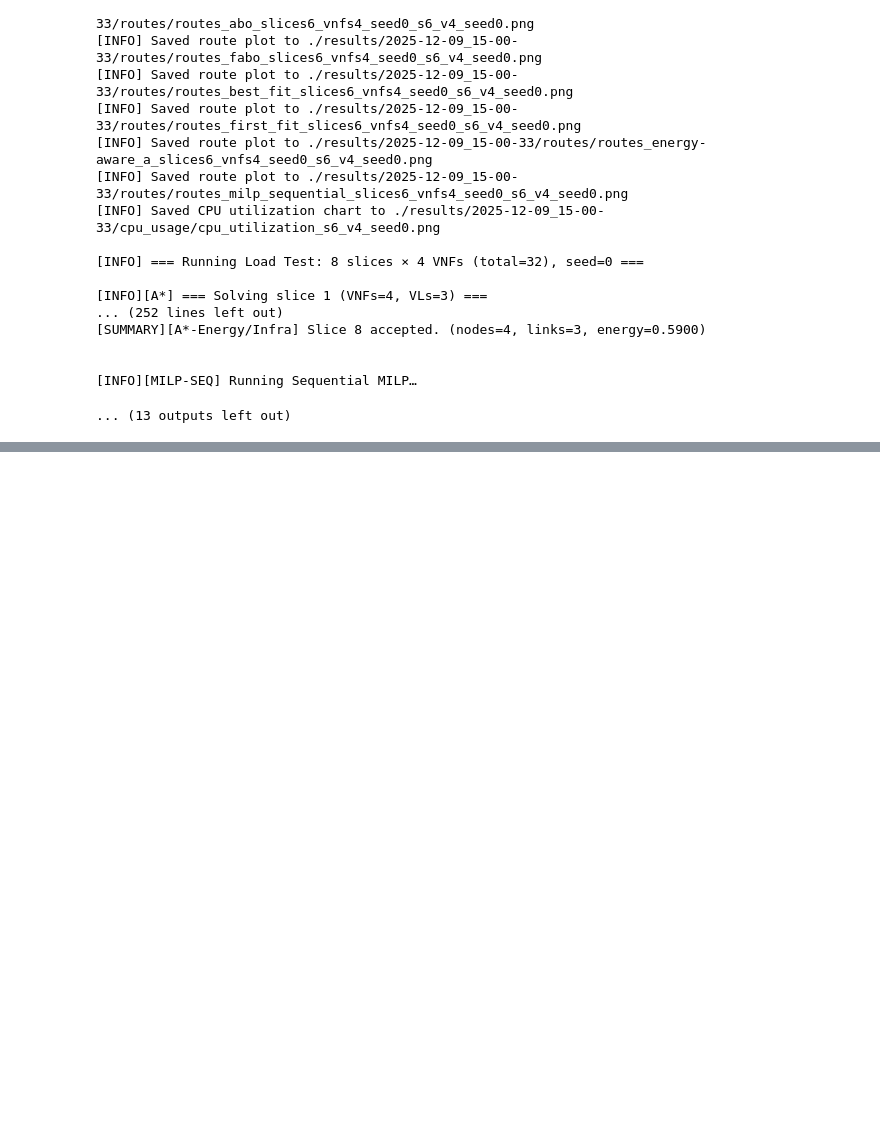
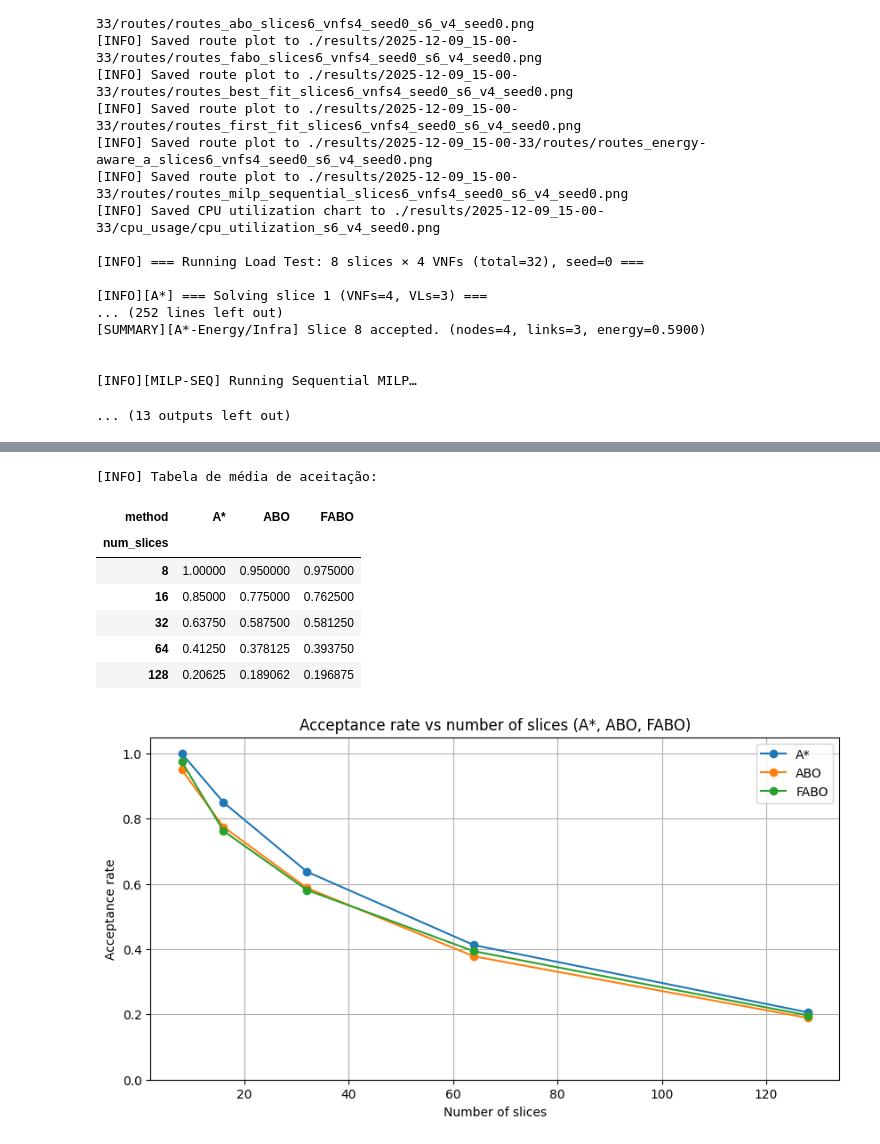
Before and after one commit to ceciliadesousaluzalmeida/5g-slicing-energy-effiiciency, a Jupyter notebook: simulator/results_milp copy.ipynb, the cells around one changed output, grey strips where cells are left out. Saved outputs shown, nothing was run; the diff lists cells and outputs as text; code cells hidden in the pictures; blank space fills up the shorter version.

```diff
--- a/simulator/results_milp copy.ipynb
+++ b/simulator/results_milp copy.ipynb
@@ -782,0 +786,56 @@ except Exception as e:
+# %%
+import pandas as pd
+import matplotlib.pyplot as plt
+
+# Carregar o CSV
+df_results = pd.read_csv("./results/2025-12-09_18-42-13/scalability_results.csv")
+
+# Filtrar apenas métodos desejados
+METHODS_ALLOWED = ["A*", "ABO", "FABO"]
+df_exp = df_results[df_results["method"].isin(METHODS_ALLOWED)].copy()
+
+# Criar acceptance_rate
+df_exp["acceptance_rate"] = df_exp["accepted"] / df_exp["num_slices"]
+
+# Agrupar por número de slices e método → média das seeds
+pivot_acc = df_exp.pivot_table(
+    index="num_slices",
+    columns="method",
+    values="acceptance_rate",
+    aggfunc="mean"
+).sort_index()
+
+print("[INFO] Tabela de média de aceitação:")
+display(pivot_acc)
+
+# ==============================
+# PLOT
+# ==============================
+
+plt.figure(figsize=(10, 5))
+for method in METHODS_ALLOWED:
+    if method in pivot_acc.columns:
+        plt.plot(
+            pivot_acc.index,
+            pivot_acc[method],
+            marker="o",
+            label=method
+        )
+
+plt.xlabel("Number of slices")
+plt.ylabel("Acceptance rate")
+plt.title("Acceptance rate vs number of slices (A*, ABO, FABO)")
+plt.ylim(0, 1.05)
+plt.legend()
+plt.grid(True)
+plt.show()
+# %% [output]
+[INFO] Tabela de média de aceitação:
+| method | A* | ABO | FABO |
+| num_slices |  |  |  |
+| 8 | 1.00000 | 0.950000 | 0.975000 |
+| 16 | 0.85000 | 0.775000 | 0.762500 |
+| 32 | 0.63750 | 0.587500 | 0.581250 |
+| 64 | 0.41250 | 0.378125 | 0.393750 |
+| 128 | 0.20625 | 0.189062 | 0.196875 |
+[figure, added]
```
Also changed, not shown: parts of 5 cells of this notebook, 52 other files.
